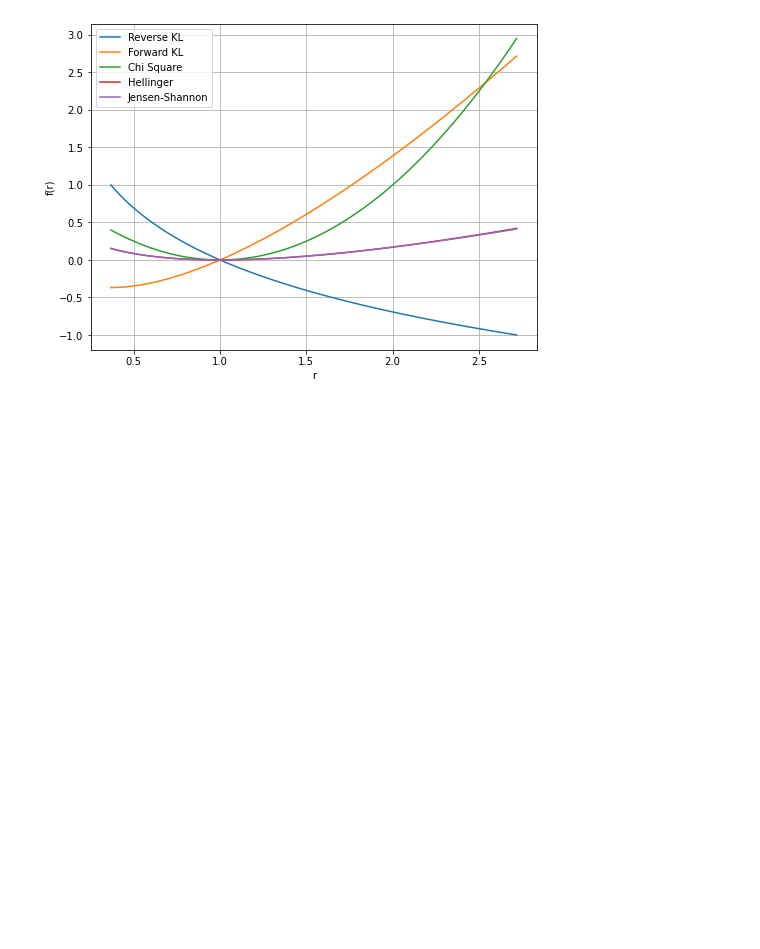
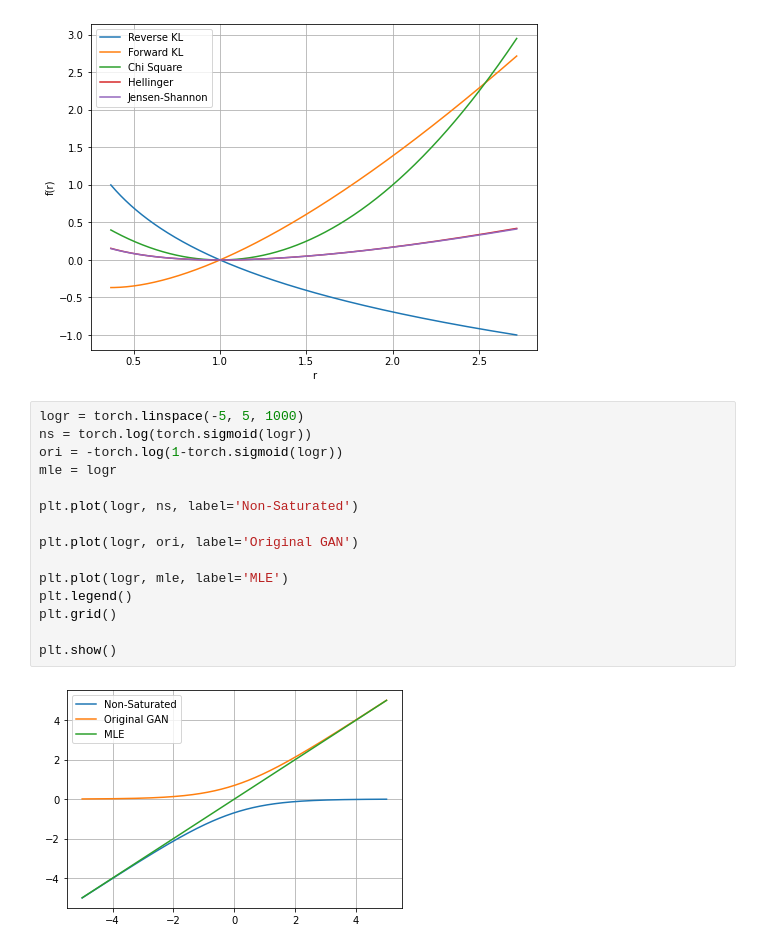
Before and after one commit to mingxuan-yi/examples, a Jupyter notebook: 2d_gaussians/functions_plots.ipynb, the cells around one changed output. Saved outputs shown, nothing was run; the diff lists cells and outputs as text; blank space fills up the shorter version.

Commit message:
Update func plot

```diff
--- a/2d_gaussians/functions_plots.ipynb
+++ b/2d_gaussians/functions_plots.ipynb
@@ -199,3 +199,20 @@ plt.show()
 # %% [output]
 [figure]
 [figure]
+# %%
+logr = torch.linspace(-5, 5, 1000)
+ns = torch.log(torch.sigmoid(logr))
+ori = -torch.log(1-torch.sigmoid(logr))
+mle = logr
+
+plt.plot(logr, ns, label='Non-Saturated')
+
+plt.plot(logr, ori, label='Original GAN')
+
+plt.plot(logr, mle, label='MLE')
+plt.legend()
+plt.grid()
+
+plt.show()
+# %% [output]
+[figure, added]
```
